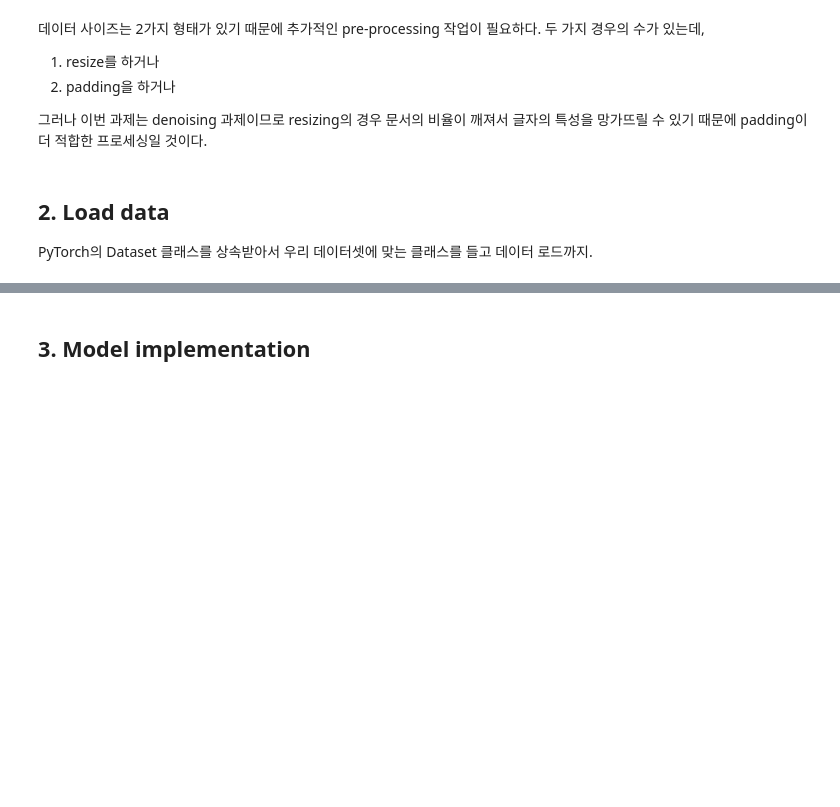
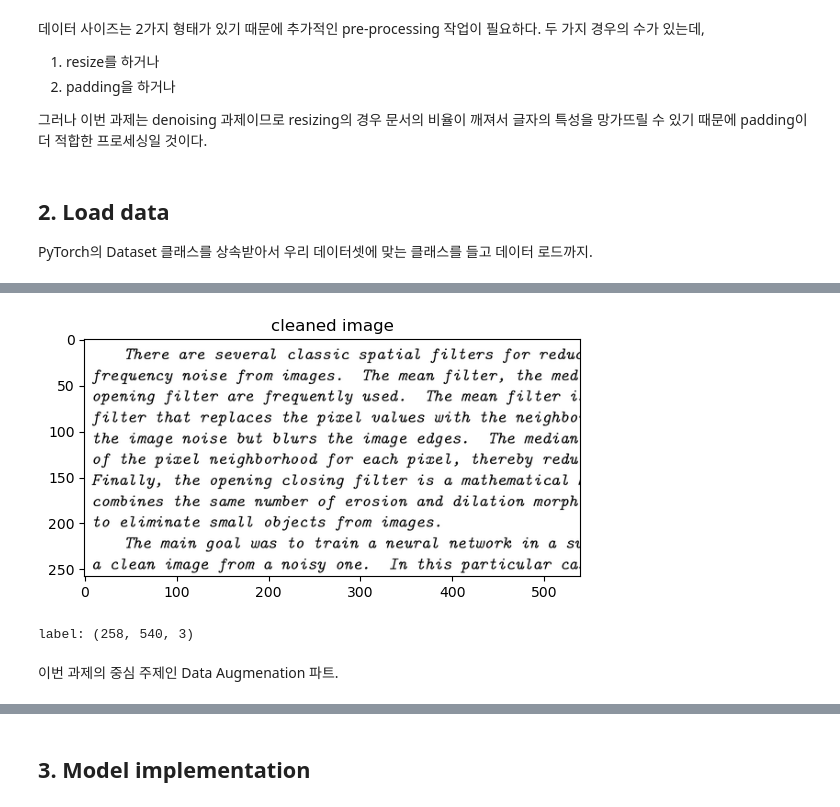
Before and after one commit to soohyun-chris-jeon/Sprint_log, a Jupyter notebook: Assignments/mission_5/05_3팀_전수현2.ipynb, the cells around one changed output, grey strips where cells are left out. Drawn from its saved outputs; the diff is of its cells as text; code cells hidden in the pictures; blank space fills up the shorter version.

```diff
--- a/Assignments/mission_5/05_3팀_전수현2.ipynb
+++ b/Assignments/mission_5/05_3팀_전수현2.ipynb
@@ -180,3 +206,14 @@ a[:2]
+# %%
+plt.imshow(b)
+plt.title("cleaned image")
+plt.show()
+b.shape
+print(f"label: {b.shape}")
+# %% [output]
+[figure, added]
+label: (258, 540, 3)
+# %% [markdown]
+이번 과제의 중심 주제인 Data Augmenation 파트.
 # %%
 # ====================================================================
 # 데이터 증강 (Data Augmentation)
```
Also changed, not shown: parts of 20 cells of this notebook, 7 other files.
